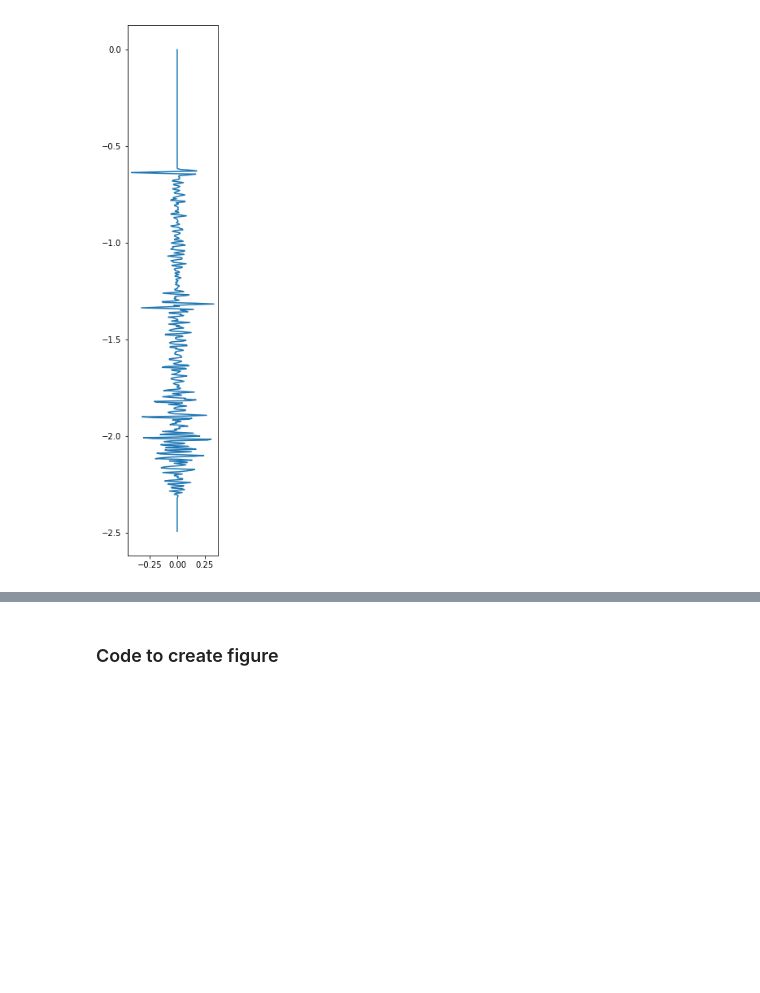
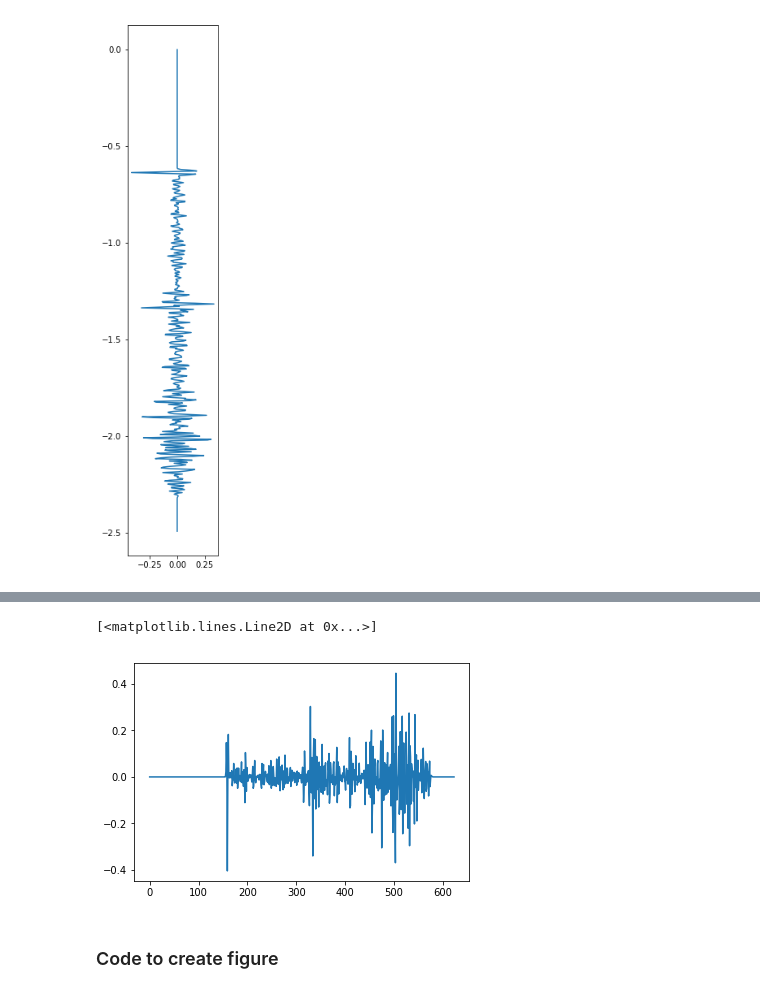
Before and after one commit to Gijsbertbas/rgb-explorers-backend, a Jupyter notebook: sandbox/Import_las.ipynb, the cells around one changed output, grey strips where cells are left out. Saved outputs shown, nothing was run; the diff lists cells and outputs as text; code cells hidden in the pictures; blank space fills up the shorter version.

```diff
--- a/sandbox/Import_las.ipynb
+++ b/sandbox/Import_las.ipynb
@@ -138,3 +181,8 @@ np.save('well_spectrum.npy',synth)
+# %%
+plt.plot(synth[:,2])
+# %% [output]
+[<matplotlib.lines.Line2D at 0x...>]
+[figure, added]
 # %% [markdown]
 ### Code to create figure
 # %%
```
Also changed, not shown: parts of 4 cells of this notebook, 4 other files.
